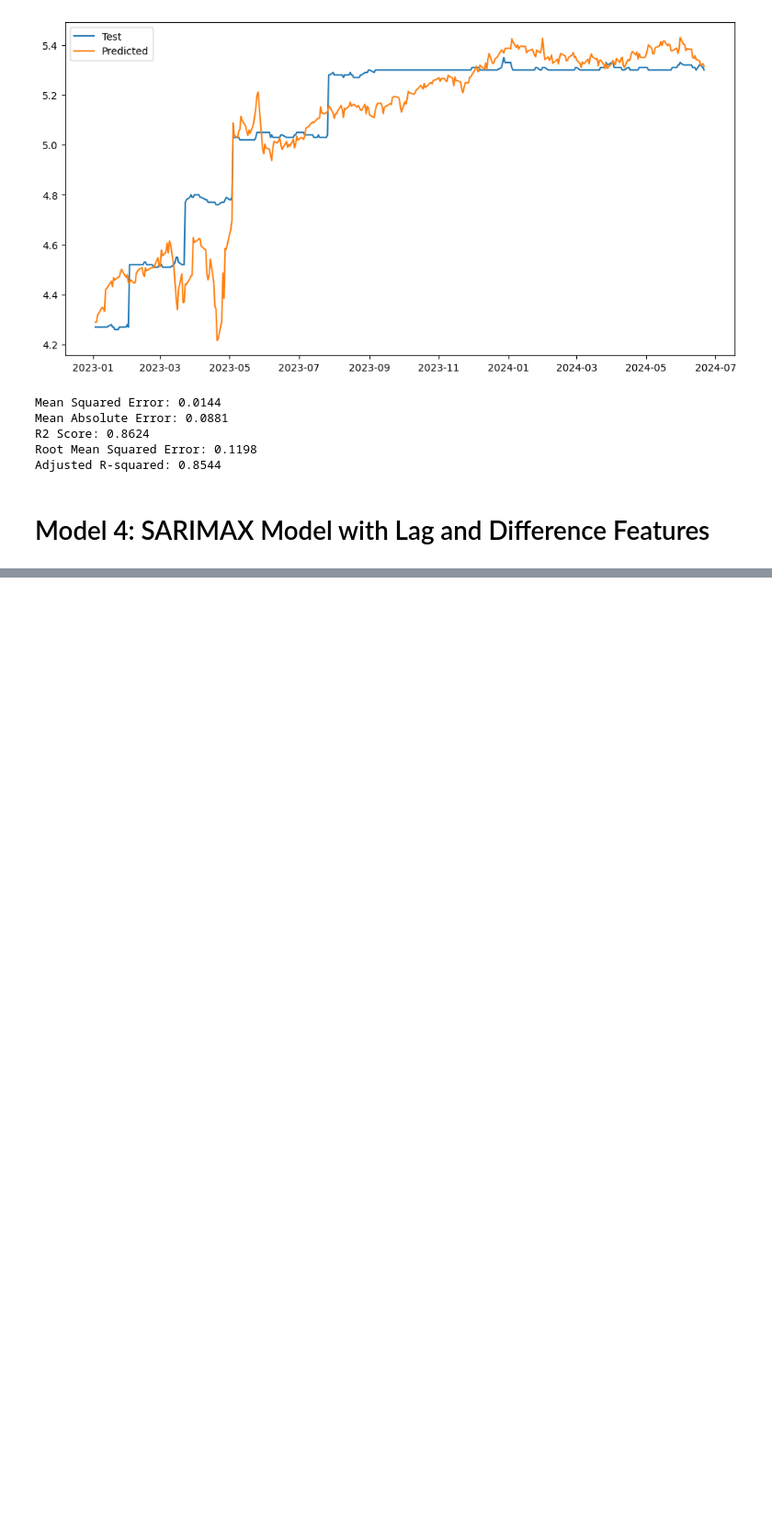
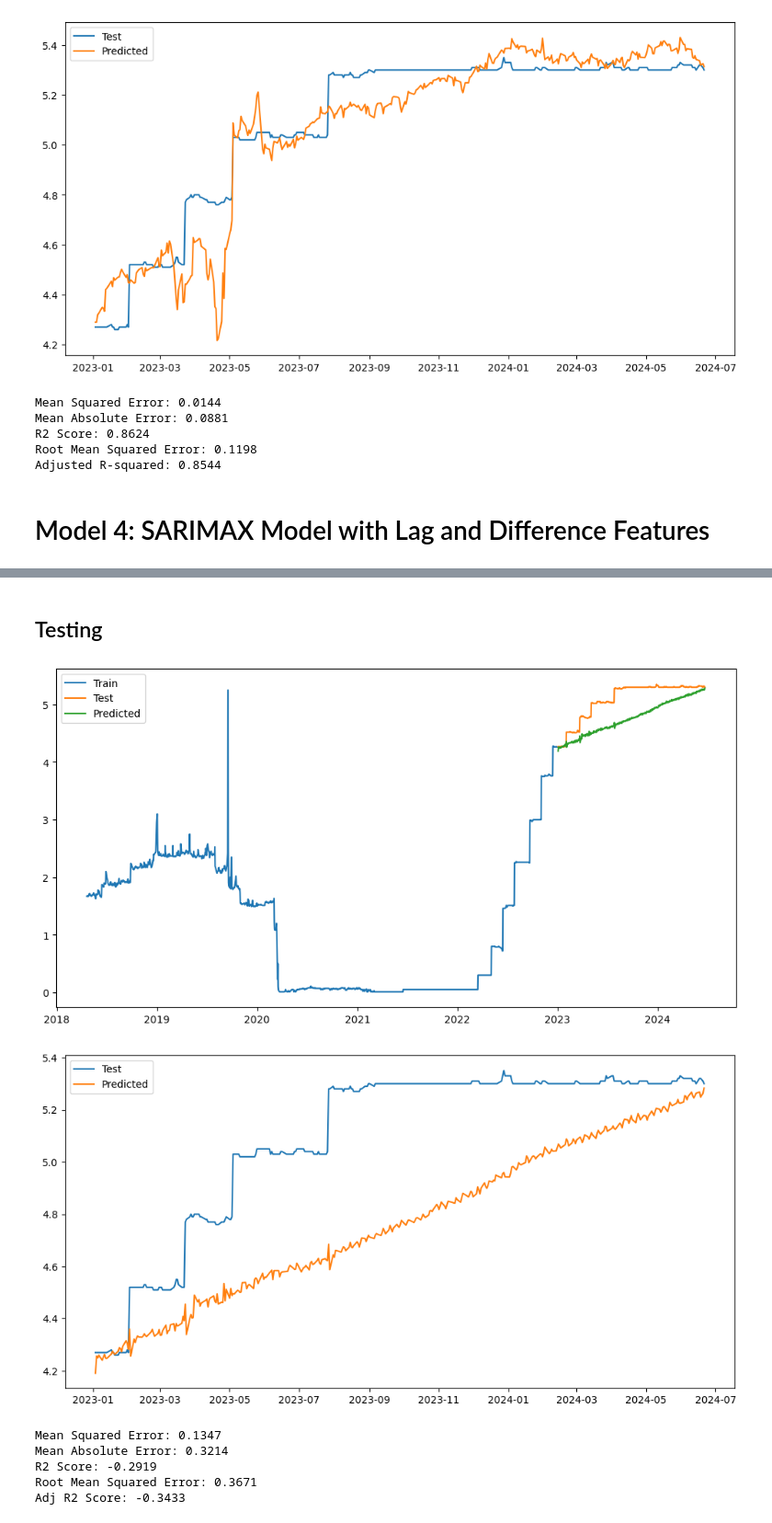
Before and after one commit to punchnami/AI-Powered-Research-Query-Chatbot, a Jupyter notebook: final_consolidated_SARIMAX.ipynb, the cells around one changed output, grey strips where cells are left out. Shown at 92% size. Saved outputs shown, nothing was run; the diff lists cells and outputs as text; code cells hidden in the pictures; blank space fills up the shorter version.

```diff
--- a/final_consolidated_SARIMAX.ipynb
+++ b/final_consolidated_SARIMAX.ipynb
@@ -765,0 +1420,17 @@ Adjusted R-squared: 0.8544
+# %%
+columns_to_drop = [
+ 'TREASURY 20-Yr CMT - First Differenced',
+ 'Yield Spread (4W - 52W) - First Differenced',
+ 'Yield Spread (13W - 52W) - First Differenced',
+ 'Yield Spread (26W - 52W) - First Differenced',
+ 'Yield Spread (20Y - 4W) - First Differenced',
+ 'Yield Spread (20Y - 52W) - First Differenced',
+ '26 WEEKS COUPON EQUIVALENT - Second Differenced',
+ 'UNITED KINGDOM -- SPOT EXCHANGE RATE, US$/POUND (1/RXI_N.B.UK) - Lag14',
+ 'CHINA -- SPOT EXCHANGE RATE, YUAN/US$ P.R.  - Lag14',
+ 'Unemployment - Lag14',
+ 'PPI - Lag14',
+ 'Rate (%) - Lag14']
+
+df_prepared_nona = df_reduced.drop(columns=columns_to_drop)
+df_prepared_nona['Rate (%)'] = df_model_v5['Rate (%)']
@@ -766 +1490,46 @@ Adjusted R-squared: 0.8544
+# %% [markdown]
+## Testing
+# %%
+# Predict using the test set
+y_pred = model_fit.predict(start=len(y_train), end=len(y_train) + len(y_test) - 1, exog=X_test_scaled)
+
+# Plot the results
+plt.figure(figsize=(12, 6))
+plt.plot(y_train.index, y_train, label='Train')
+plt.plot(y_test.index, y_test, label='Test')
+plt.plot(y_test.index, y_pred, label='Predicted')
+plt.legend()
+plt.show()
+
+print("\n\n")
+
+plt.figure(figsize=(12, 6))
+plt.plot(y_test.index, y_test, label='Test')
+plt.plot(y_test.index, y_pred, label='Predicted')
+plt.legend()
+plt.show()
+
+# Calculate mean squared error
+mse = mean_squared_error(y_test, y_pred)
+mae = mean_absolute_error(y_test, y_pred)
+rsquare = r2_score(y_test, y_pred)
+n = len(y_test)
+k = len(X_test_scaled[0])
+rmse = np.sqrt(mse)
+arsquare = 1 - (1 - rsquare) * ((n - 1) / (n - k - 1))
+
+# Print the evaluation metrics
+print(f'Mean Squared Error: {round(mse,4)}')
+print(f'Mean Absolute Error: {round(mae,4)}')
+print(f'R2 Score: {round(rsquare,4)}')
+print(f'Root Mean Squared Error: {round(rmse,4)}')
+print(f'Adj R2 Score: {round(arsquare,4)}')
+# %% [output]
+[figure, added]
+[figure, added]
+Mean Squared Error: 0.1347
+Mean Absolute Error: 0.3214
+R2 Score: -0.2919
+Root Mean Squared Error: 0.3671
+Adj R2 Score: -0.3433
 # %% [markdown]
```
Also changed, not shown: parts of 68 cells of this notebook.
